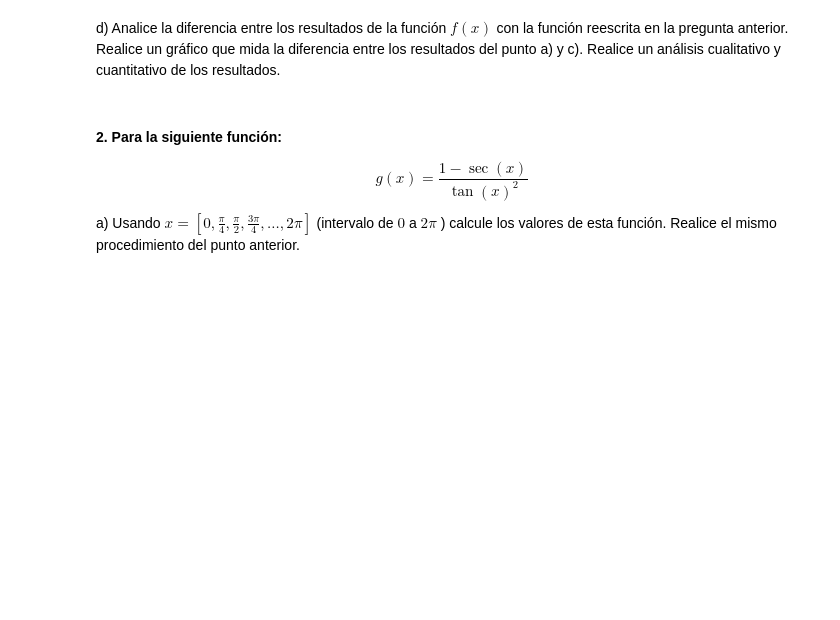
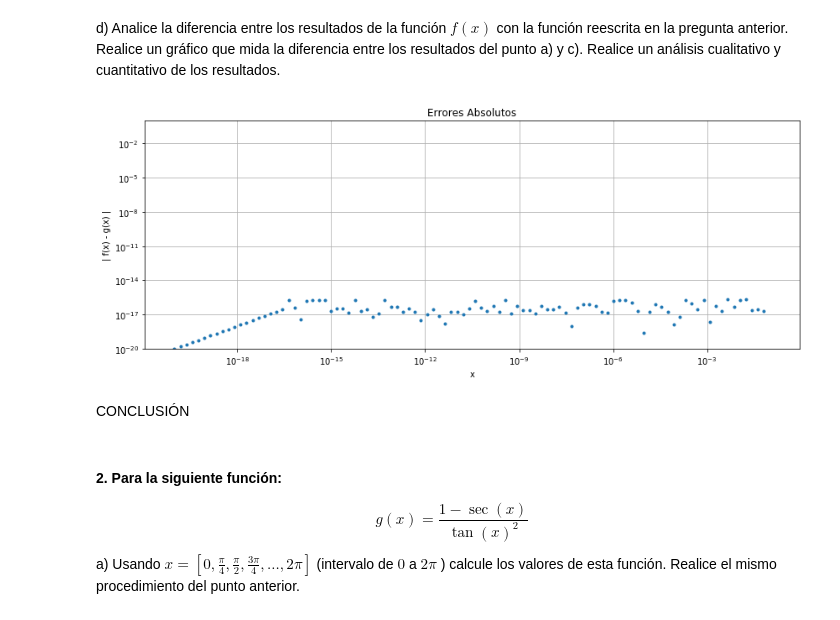
Before and after one commit to mijara/notebooks, a Jupyter notebook: tarea2/Tarea_2_CC1_2017.ipynb, the cells around one changed output. Cells and saved outputs as stored; diff of their text form; code cells hidden in the pictures; blank space fills up the shorter version.

```diff
--- a/tarea2/Tarea_2_CC1_2017.ipynb
+++ b/tarea2/Tarea_2_CC1_2017.ipynb
@@ -259,4 +259,8 @@ plt.show()
 [figure]
 # %% [markdown]
 c) Reescriba la función original para evitar el proceso de pérdida de significancia (hint: busqué un denominador común para ambas fracciones.)
+# %%
+def g(x):
+    return (x - 3 * x**2)/(1 + 4 * x + 3 * x**2)
+g = np.vectorize(g)
 # %%
@@ -281,6 +281,29 @@ plt.show()
 Notamos que la función original, al perder precisión, nos presenta valores cercanos al resultado esperado, pero con errores, mientras que la función reescrita parece evitar estos errores (en la escala representada en el gráfico), lo que no significa que no pierda presición, si no que convenientemente pierde menos.
 # %% [markdown]
 d) Analice la diferencia entre los resultados de la función $f(x)$ con la función reescrita en la pregunta anterior. Realice un gráfico que mida la diferencia entre los resultados del punto a) y c). Realice un análisis cualitativo y cuantitativo de los resultados.
+# %%
+xs = np.logspace(-20, -1, 100)
+
+ys1 = f(xs)
+ys2 = g(xs)
+errs = np.abs(ys1 - ys2)
+
+#print("x".ljust(22) + " | " + "f(x)".ljust(22) + " | " + "g(x)".ljust(22) + " | " + "np.abs(f(x) - g(x))".ljust(20))
+#for i, (v1, v2, err) in enumerate(zip(ys1, ys2, errs)):
+#    print('%.20f | %.20f | %.20f | %.20f' % (xs[i], v1, v2, err))
+
+plt.figure(figsize=(14, 5))
+plt.title('Errores Absolutos')
+plt.loglog(xs, errs, '.')
+plt.ylim(0, 1)
+plt.xlabel('x')
+plt.ylabel('| f(x) - g(x) |')
+plt.grid(True)
+plt.show()
+# %% [output]
+[figure, added]
+# %% [markdown]
+CONCLUSIÓN
 # %% [markdown]
 #### 2. Para la siguiente función:
 
```
Also changed, not shown: parts of 3 cells of this notebook.
